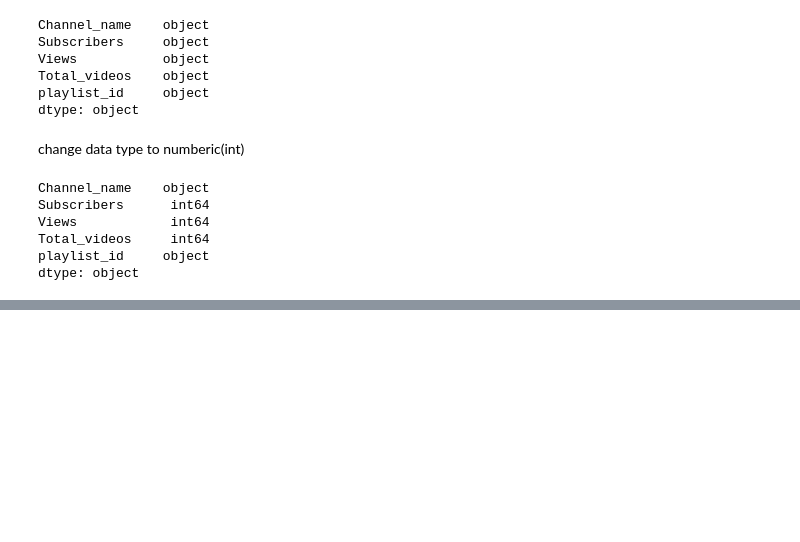
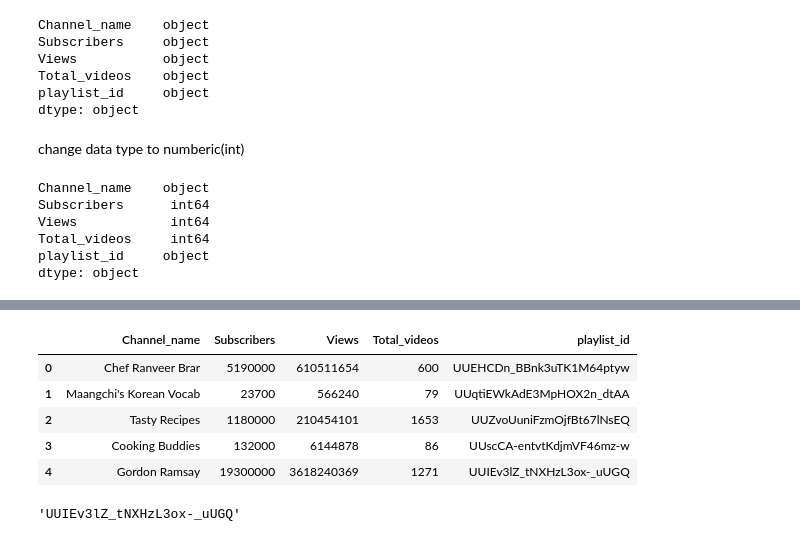
Before and after one commit to NigamaVeena/YouTube-Analytics, a Jupyter notebook: Youtube_Analytics1.ipynb, the cells around one changed output, grey strips where cells are left out. Drawn from its saved outputs; the diff is of its cells as text; code cells hidden in the pictures; blank space fills up the shorter version.

```diff
--- a/Youtube_Analytics1.ipynb
+++ b/Youtube_Analytics1.ipynb
@@ -129,0 +130,9 @@ ax = sns.barplot(x='Channel_name', y='Total_videos', data=channel_data)
+# %%
+channel_data
+# %% [output]
+|  | Channel_name | Subscribers | Views | Total_videos | playlist_id |
+| 0 | Chef Ranveer Brar | 5190000 | 610511654 | 600 | UUEHCDn_BBnk3uTK1M64ptyw |
+| 1 | Maangchi's Korean Vocab | 23700 | 566240 | 79 | UUqtiEWkAdE3MpHOX2n_dtAA |
+| 2 | Tasty Recipes | 1180000 | 210454101 | 1653 | UUZvoUuniFzmOjfBt67lNsEQ |
+| 3 | Cooking Buddies | 132000 | 6144878 | 86 | UUscCA-entvtKdjmVF46mz-w |
+| 4 | Gordon Ramsay | 19300000 | 3618240369 | 1271 | UUIEv3lZ_tNXHzL3ox-_uUGQ |
@@ -129,0 +141,4 @@ ax = sns.barplot(x='Channel_name', y='Total_videos', data=channel_data)
+# %%
+playlist_id
+# %% [output]
+'UUIEv3lZ_tNXHzL3ox-_uUGQ'
```
Also changed, not shown: parts of 19 cells of this notebook.
